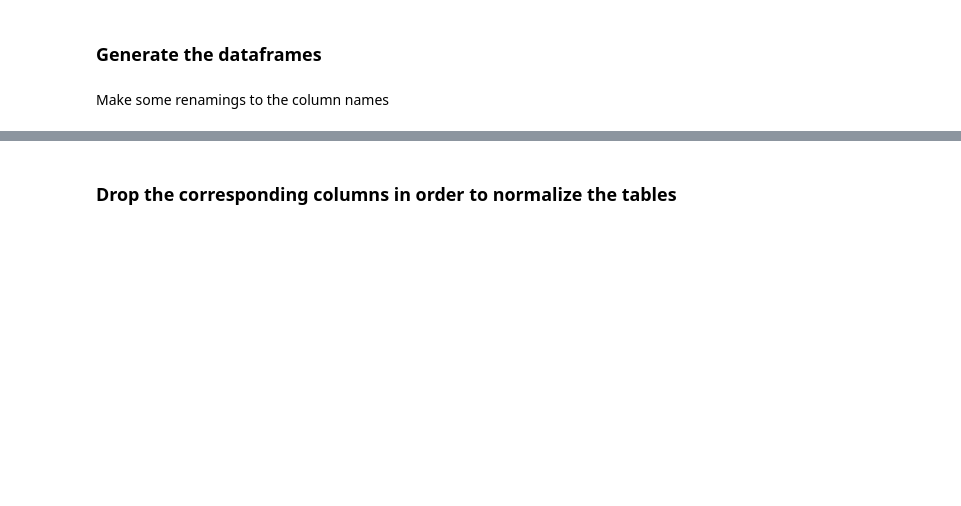
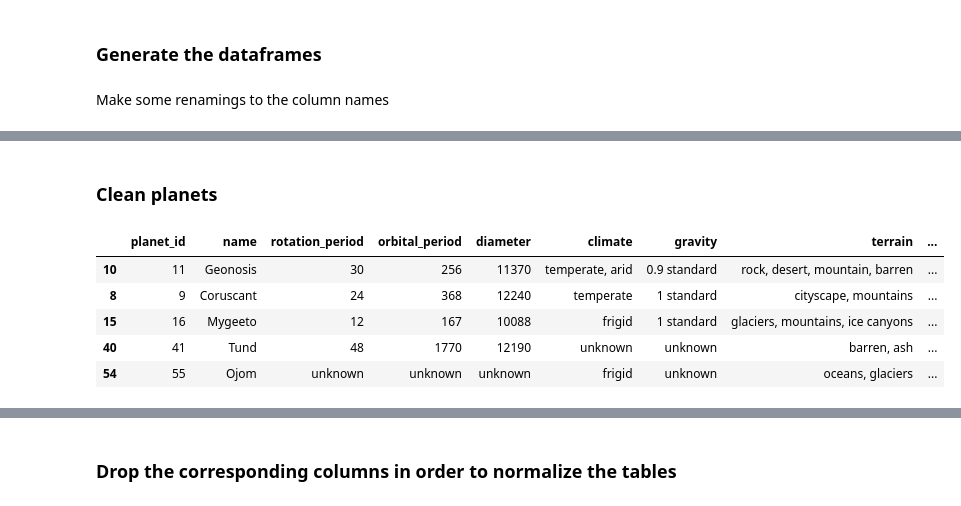
Before and after one commit to chusk2/starwars-api-sql, a Jupyter notebook: swapi scrap.ipynb, the cells around one changed output, grey strips where cells are left out. Drawn from its saved outputs; the diff is of its cells as text; code cells hidden in the pictures; blank space fills up the shorter version.

```diff
--- a/swapi scrap.ipynb
+++ b/swapi scrap.ipynb
@@ -216,0 +298,12 @@ for cat in categories:
+# %% [markdown]
+### Clean planets
+# %%
+df = categories_dataframes['planets']
+df.sample(5)
+# %% [output]
+|  | planet_id | name | rotation_period | orbital_period | diameter | climate | gravity | terrain | ... |
+| 10 | 11 | Geonosis | 30 | 256 | 11370 | temperate, arid | 0.9 standard | rock, desert, mountain, barren | ... |
+| 8 | 9 | Coruscant | 24 | 368 | 12240 | temperate | 1 standard | cityscape, mountains | ... |
+| 15 | 16 | Mygeeto | 12 | 167 | 10088 | frigid | 1 standard | glaciers, mountains, ice canyons | ... |
+| 40 | 41 | Tund | 48 | 1770 | 12190 | unknown | unknown | barren, ash | ... |
+| 54 | 55 | Ojom | unknown | unknown | unknown | frigid | unknown | oceans, glaciers | ... |
```
Also changed, not shown: parts of 58 cells of this notebook, 1 other file.
